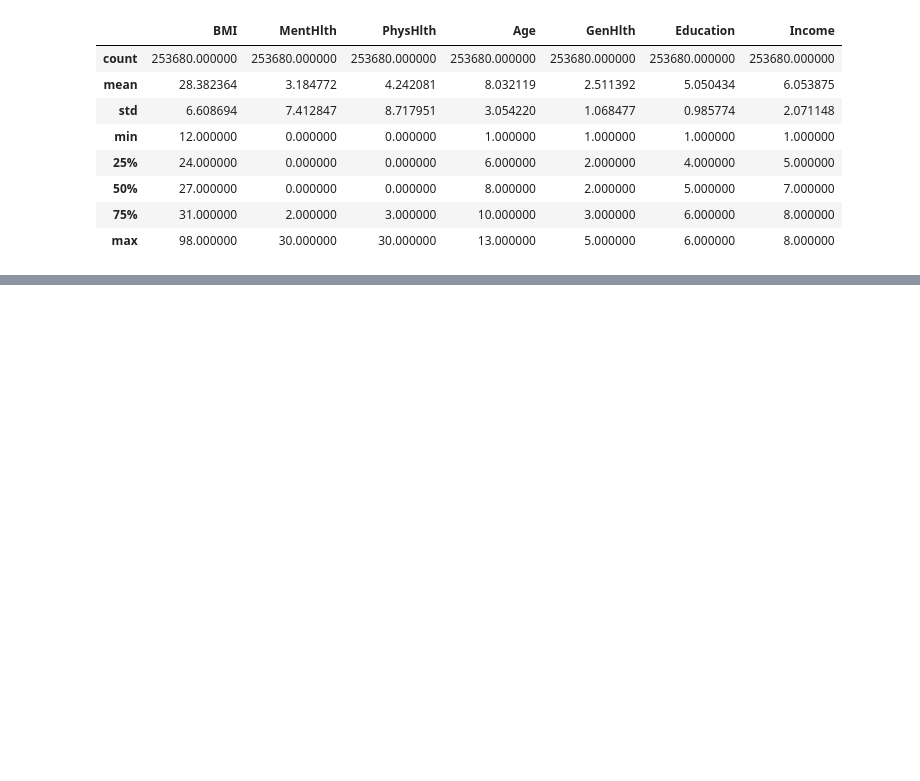
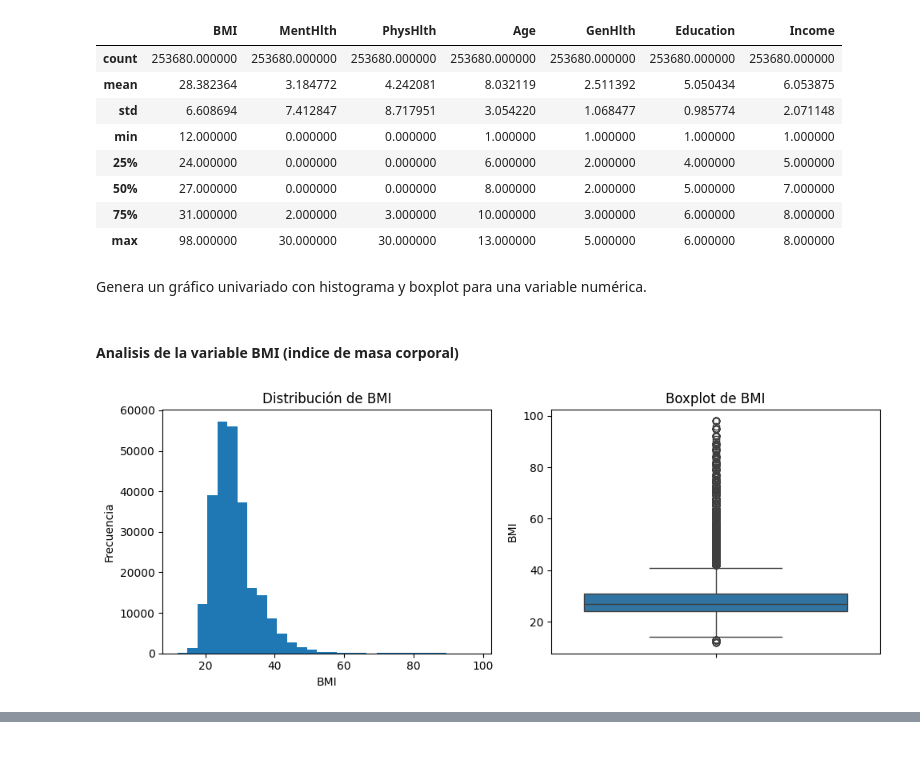
Before and after one commit to sebas-serrano/Diabetes_Health_Indicators, a Jupyter notebook: notebooks/Diabetes_Health_Indicators.ipynb, the cells around one changed output, grey strips where cells are left out. Saved outputs shown, nothing was run; the diff lists cells and outputs as text; code cells hidden in the pictures; blank space fills up the shorter version.

```diff
--- a/notebooks/Diabetes_Health_Indicators.ipynb
+++ b/notebooks/Diabetes_Health_Indicators.ipynb
@@ -177,3 +177,41 @@ df_multi[
 | 50% | 27.000000 | 0.000000 | 0.000000 | 8.000000 | 2.000000 | 5.000000 | 7.000000 |
 | 75% | 31.000000 | 2.000000 | 3.000000 | 10.000000 | 3.000000 | 6.000000 | 8.000000 |
 | max | 98.000000 | 30.000000 | 30.000000 | 13.000000 | 5.000000 | 6.000000 | 8.000000 |
+# %% [markdown]
+Genera un gráfico univariado con histograma y boxplot para una variable numérica.
+# %%
+import matplotlib.pyplot as plt
+import seaborn as sns
+
+def plot_univariate_distribution(df, variable, bins=30, figsize=(10, 4)):
+    """
+    Genera un gráfico univariado con histograma y boxplot para una variable numérica.
+
+    Parámetros:
+    - df: DataFrame
+    - variable: nombre de la columna a analizar (str)
+    - bins: cantidad de bins del histograma
+    - figsize: tamaño de la figura
+    """
+
+    fig, axes = plt.subplots(1, 2, figsize=figsize)
+
+    # Histograma
+    axes[0].hist(df[variable], bins=bins)
+    axes[0].set_title(f'Distribución de {variable}')
+    axes[0].set_xlabel(variable)
+    axes[0].set_ylabel('Frecuencia')
+
+    # Boxplot
+    sns.boxplot(y=df[variable], ax=axes[1])
+    axes[1].set_title(f'Boxplot de {variable}')
+    axes[1].set_ylabel(variable)
+
+    plt.tight_layout()
+    plt.show()
+# %% [markdown]
+#### Analisis de la variable BMI (indice de masa corporal)
+# %%
+plot_univariate_distribution(df_multi, 'BMI')
+# %% [output]
+[figure, added]
```
Also changed, not shown: parts of 4 cells of this notebook.
